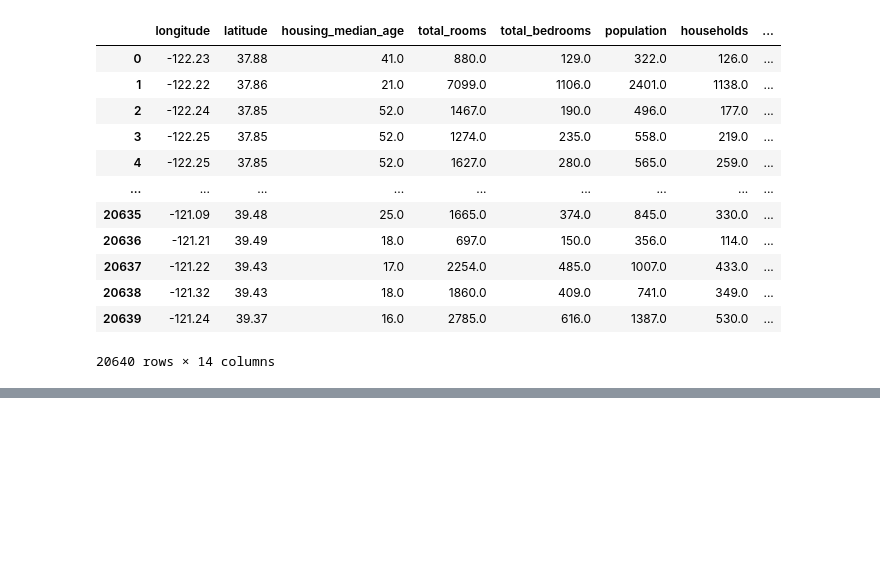
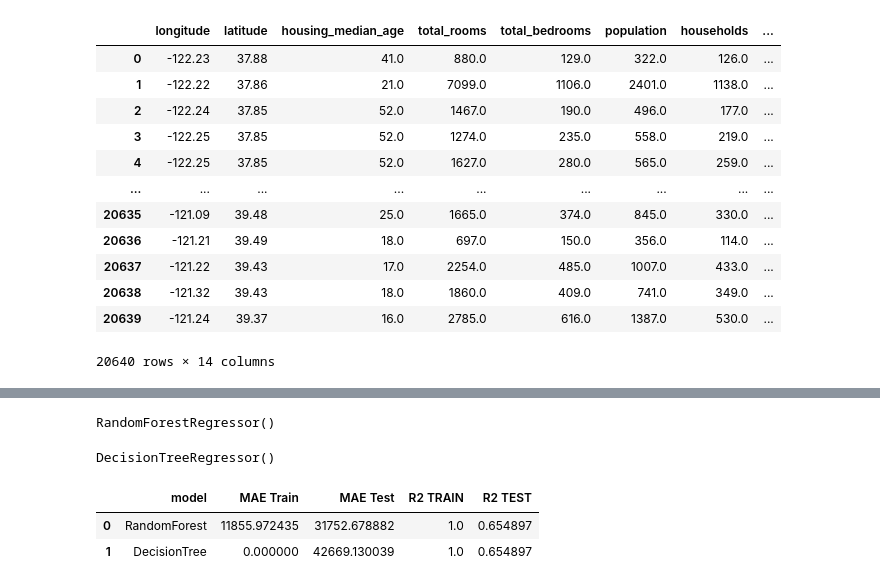
Before and after one commit to Tracylove122/Streamlit-House-dep, a Jupyter notebook: App/Data_clening.ipynb, the cells around one changed output, grey strips where cells are left out. Drawn from its saved outputs; the diff is of its cells as text; code cells hidden in the pictures; blank space fills up the shorter version.

Commit message:
Modeling

```diff
--- a/App/Data_clening.ipynb
+++ b/App/Data_clening.ipynb
@@ -113,3 +126,5 @@ df_dummies
+# %%
+df.drop(columns=["ocean_proximity"],inplace=True)
 # %%
 df.head()
 # %% [output]
@@ -121,0 +153,55 @@ df.head()
+# %%
+# models=(RandomForestRegressor(),DecisionTreeRegressor())
+# for model in models:
+#     model.fit(x_train_scaled,y_train)
+
+models=[
+    ("RandomForest", RandomForestRegressor()),
+    ("DecisionTree", DecisionTreeRegressor())
+]
+fitted_model={}
+for name,model in models:
+    model.fit(x_train_scaled, y_train)
+    fitted_model[name]=model
+# %%
+fitted_model["RandomForest"]
+# %% [output]
+RandomForestRegressor()
+# %%
+fitted_model["DecisionTree"]
+# %% [output]
+DecisionTreeRegressor()
+# %%
+prediction_test=fitted_model["RandomForest"].predict(x_test_scaled)
+prediction_train=fitted_model["RandomForest"].predict(x_train_scaled)
+
+mae_test=mean_absolute_error(y_test,prediction_test)
+mae_train=mean_absolute_error(y_train,prediction_train)
+
+r2_score_test=r2_score(y_test,prediction_test)
+r2_score_train=r2_score(y_train,prediction_train)
+# %%
+prediction_test=fitted_model["DecisionTree"].predict(x_test_scaled)
+prediction_train=fitted_model["DecisionTree"].predict(x_train_scaled)
+
+mae_test_dt=mean_absolute_error(y_test,prediction_test)
+mae_train_dt=mean_absolute_error(y_train,prediction_train)
+
+r2_score_test_dt=r2_score(y_test,prediction_test)
+r2_score_train_dt=r2_score(y_train,prediction_train)
+# %%
+comparising_df=pd.DataFrame(
+    {
+        'model':["RandomForest","DecisionTree"],
+        'MAE Train':[mae_train,mae_train_dt],
+        'MAE Test':[mae_test,mae_test_dt],
+        'R2 TRAIN':[r2_score_train,r2_score_train_dt],
+        'R2 TEST':[r2_score_test,r2_score_test_dt]
+    }
+)
+
+comparising_df
+# %% [output]
+|  | model | MAE Train | MAE Test | R2 TRAIN | R2 TEST |
+| 0 | RandomForest | 11855.972435 | 31752.678882 | 1.0 | 0.654897 |
+| 1 | DecisionTree | 0.000000 | 42669.130039 | 1.0 | 0.654897 |
```
Also changed, not shown: parts of 8 cells of this notebook, 1 other file.
